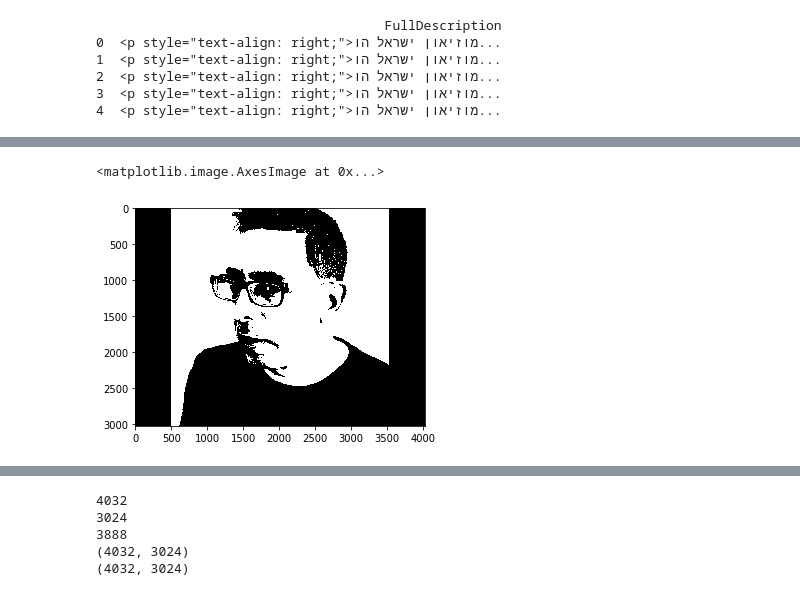
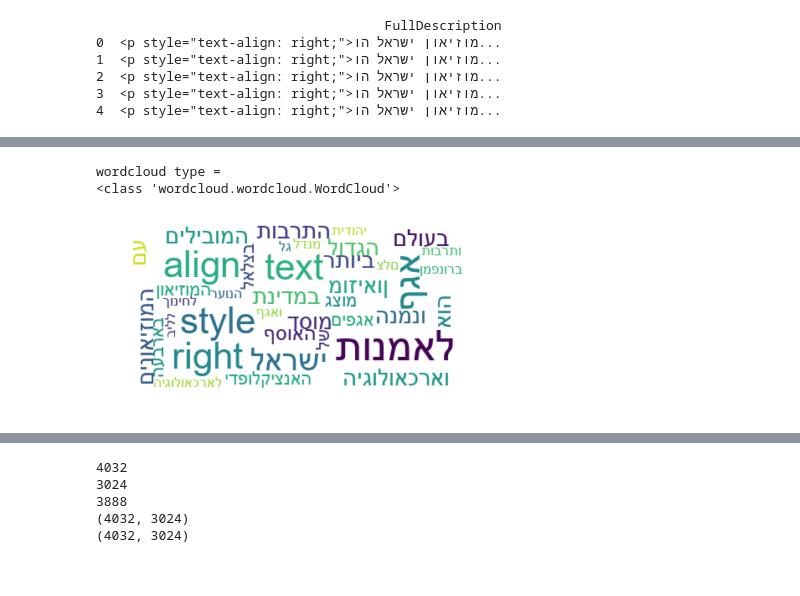
Before and after one commit to fyuval/artech-2018, a Jupyter notebook: notebooks/try_wordcloud.ipynb, the cells around one changed output, grey strips where cells are left out. Saved outputs shown, nothing was run; the diff lists cells and outputs as text; code cells hidden in the pictures.

Commit message:
streamline code, detailed wordcloud

```diff
--- a/notebooks/try_wordcloud.ipynb
+++ b/notebooks/try_wordcloud.ipynb
@@ -39,10 +40,15 @@ def invert_hebrew(w):
     else:
         return w[::-1]
 # %%
-def calc_save_word_cloud(text=df.FullDescription[0].split(), out_path="../data/outputs/wordcloud_0.jpg"):
+def calc_save_word_cloud(text=df.FullDescription[0].split(), out_path="../data/outputs/wordcloud_0.jpg", mask=None):
     word_list = [invert_hebrew(w) for w in text]
     text = ' '.join(word_list)
-    wordcloud = WordCloud(max_font_size=50, max_words=100, background_color="white", font_path="C:/Windows/Fonts/arial.ttf").generate(text)
+    wordcloud = WordCloud(max_words=1000,
+                          background_color="white",
+                          font_path="C:/Windows/Fonts/arial.ttf",
+                          mask=mask).generate(text)
+    print("wordcloud type = ")
+    print(type(wordcloud))
     plt.figure()
     plt.imshow(wordcloud, interpolation="bilinear")
     plt.axis("off")
@@ -97,7 +57,6 @@ imshow(contrast_applied)
-# %%
-threshold=140
-dori_bin = dori_gray.point(lambda p: p > threshold and 255)
-imshow(dori_bin)
-# %% [output]
-<matplotlib.image.AxesImage at 0x...>
-[figure, removed]
+# %%
+calc_save_word_cloud()
+# %% [output]
+wordcloud type =
+<class 'wordcloud.wordcloud.WordCloud'>
+[figure, added]
```
Also changed, not shown: parts of 15 cells of this notebook.
